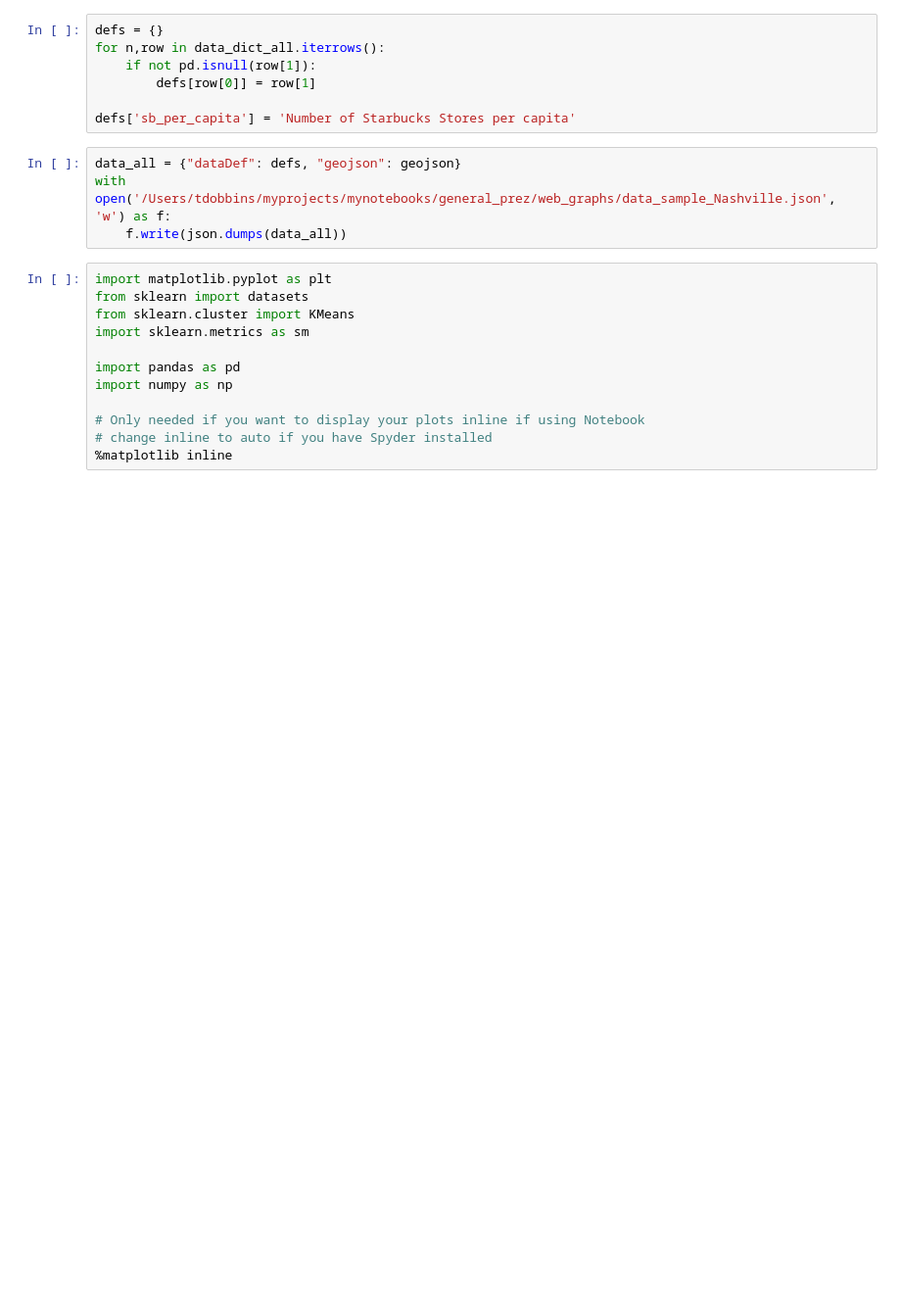
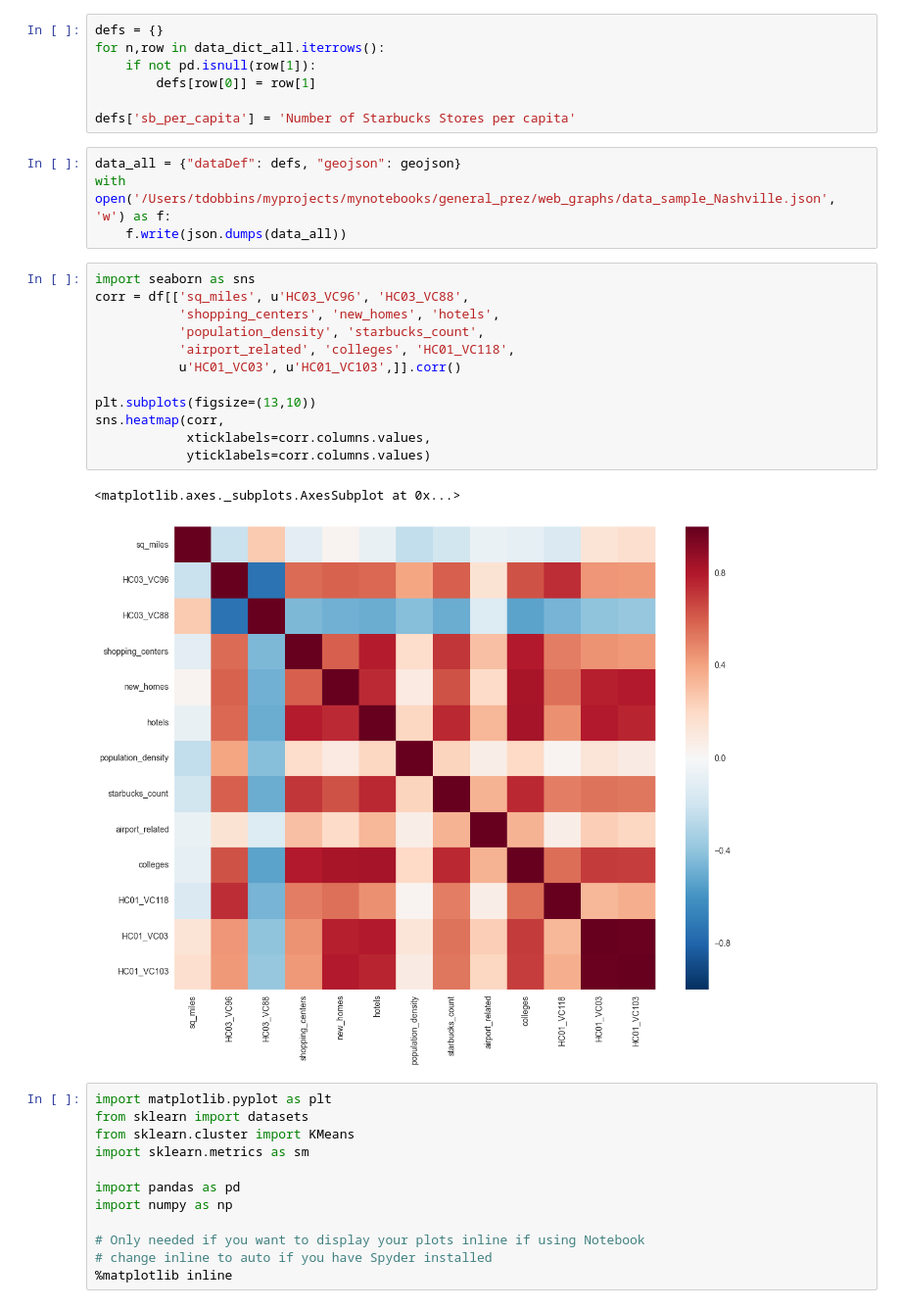
Before and after one commit to tmthyjames/general_prez, a Jupyter notebook: the_general_final.ipynb, the cells around one changed output. Shown at 98% size. Drawn from its saved outputs; the diff is of its cells as text; blank space fills up the shorter version.

```diff
--- a/the_general_final.ipynb
+++ b/the_general_final.ipynb
@@ -200,6 +200,21 @@ defs['sb_per_capita'] = 'Number of Starbucks Stores per capita'
 data_all = {"dataDef": defs, "geojson": geojson}
 with open('/Users/tdobbins/myprojects/mynotebooks/general_prez/web_graphs/data_sample_Nashville.json', 'w') as f:
     f.write(json.dumps(data_all))
+# %%
+import seaborn as sns
+corr = df[['sq_miles', u'HC03_VC96', 'HC03_VC88',
+           'shopping_centers', 'new_homes', 'hotels',
+           'population_density', 'starbucks_count',
+           'airport_related', 'colleges', 'HC01_VC118',
+           u'HC01_VC03', u'HC01_VC103',]].corr()
+
+plt.subplots(figsize=(13,10))
+sns.heatmap(corr,
+            xticklabels=corr.columns.values,
+            yticklabels=corr.columns.values)
+# %% [output]
+<matplotlib.axes._subplots.AxesSubplot at 0x...>
+[figure, added]
 # %%
 import matplotlib.pyplot as plt
 from sklearn import datasets
```
Also changed, not shown: parts of 3 cells of this notebook, 8 other files.
